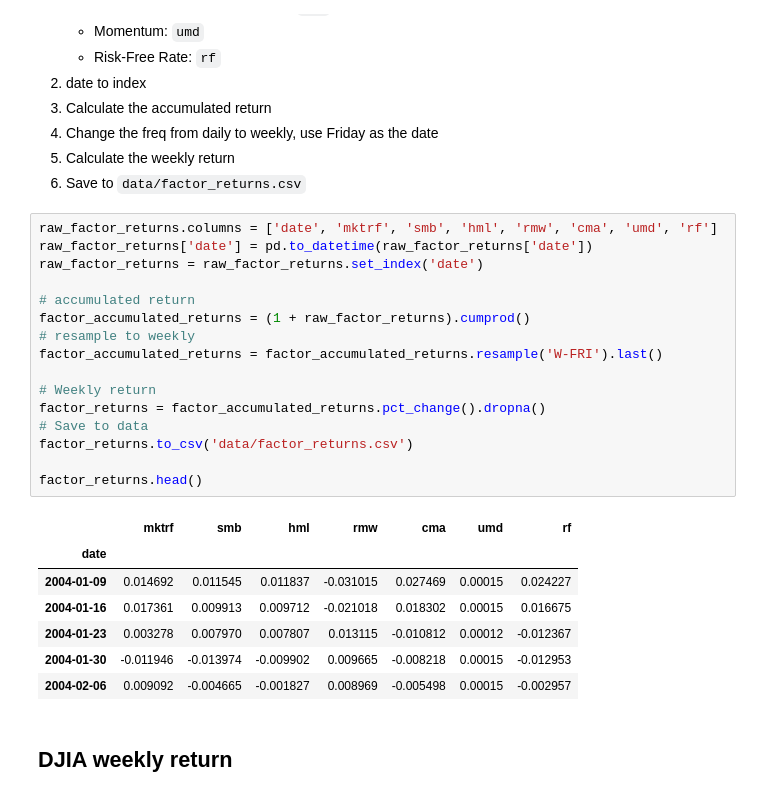
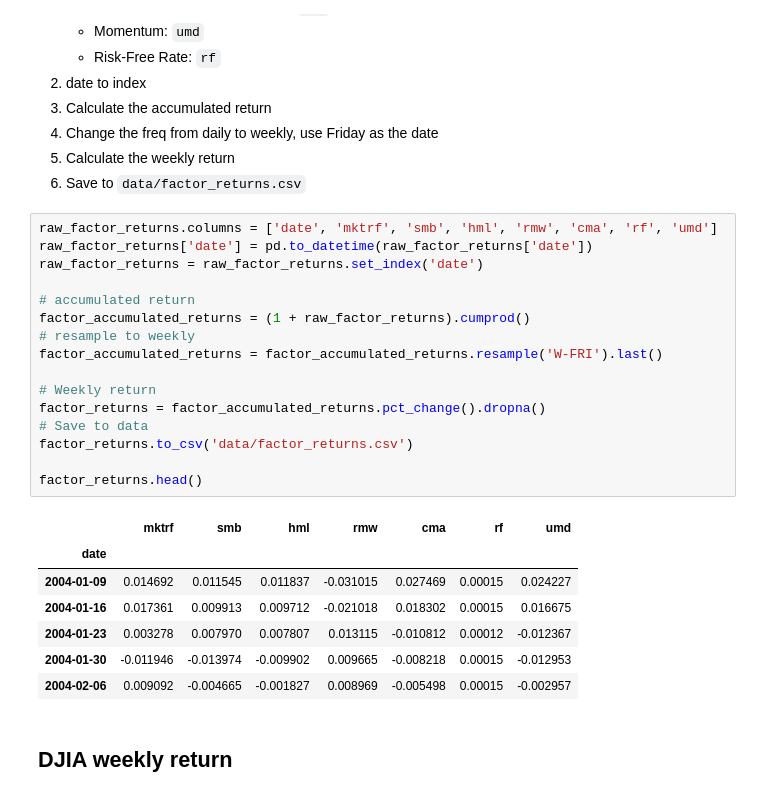
Before and after one commit to bagelquant/fin_model_1, a Jupyter notebook: data_explorer.ipynb, the cells around one changed output. Cells and saved outputs as stored; diff of their text form.

```diff
--- a/data_explorer.ipynb
+++ b/data_explorer.ipynb
@@ -111,23 +126,23 @@ names
 5. Calculate the weekly return
 6. Save to `data/factor_returns.csv`
 # %%
-raw_factor_returns.columns = ['date', 'mktrf', 'smb', 'hml', 'rmw', 'cma', 'umd', 'rf']
+raw_factor_returns.columns = ['date', 'mktrf', 'smb', 'hml', 'rmw', 'cma', 'rf', 'umd']
 raw_factor_returns['date'] = pd.to_datetime(raw_factor_returns['date'])
 raw_factor_returns = raw_factor_returns.set_index('date')
 
 # accumulated return
 factor_accumulated_returns = (1 + raw_factor_returns).cumprod()
 # resample to weekly
 factor_accumulated_returns = factor_accumulated_returns.resample('W-FRI').last()
 
 # Weekly return
 factor_returns = factor_accumulated_returns.pct_change().dropna()
 # Save to data
 factor_returns.to_csv('data/factor_returns.csv')
 
 factor_returns.head()
 # %% [output]
-|  | mktrf | smb | hml | rmw | cma | umd | rf |
+|  | mktrf | smb | hml | rmw | cma | rf | umd |
 | date |  |  |  |  |  |  |  |
 | 2004-01-09 | 0.014692 | 0.011545 | 0.011837 | -0.031015 | 0.027469 | 0.00015 | 0.024227 |
 | 2004-01-16 | 0.017361 | 0.009913 | 0.009712 | -0.021018 | 0.018302 | 0.00015 | 0.016675 |
```
Also changed, not shown: parts of 1 cell of this notebook, 2 other files.
